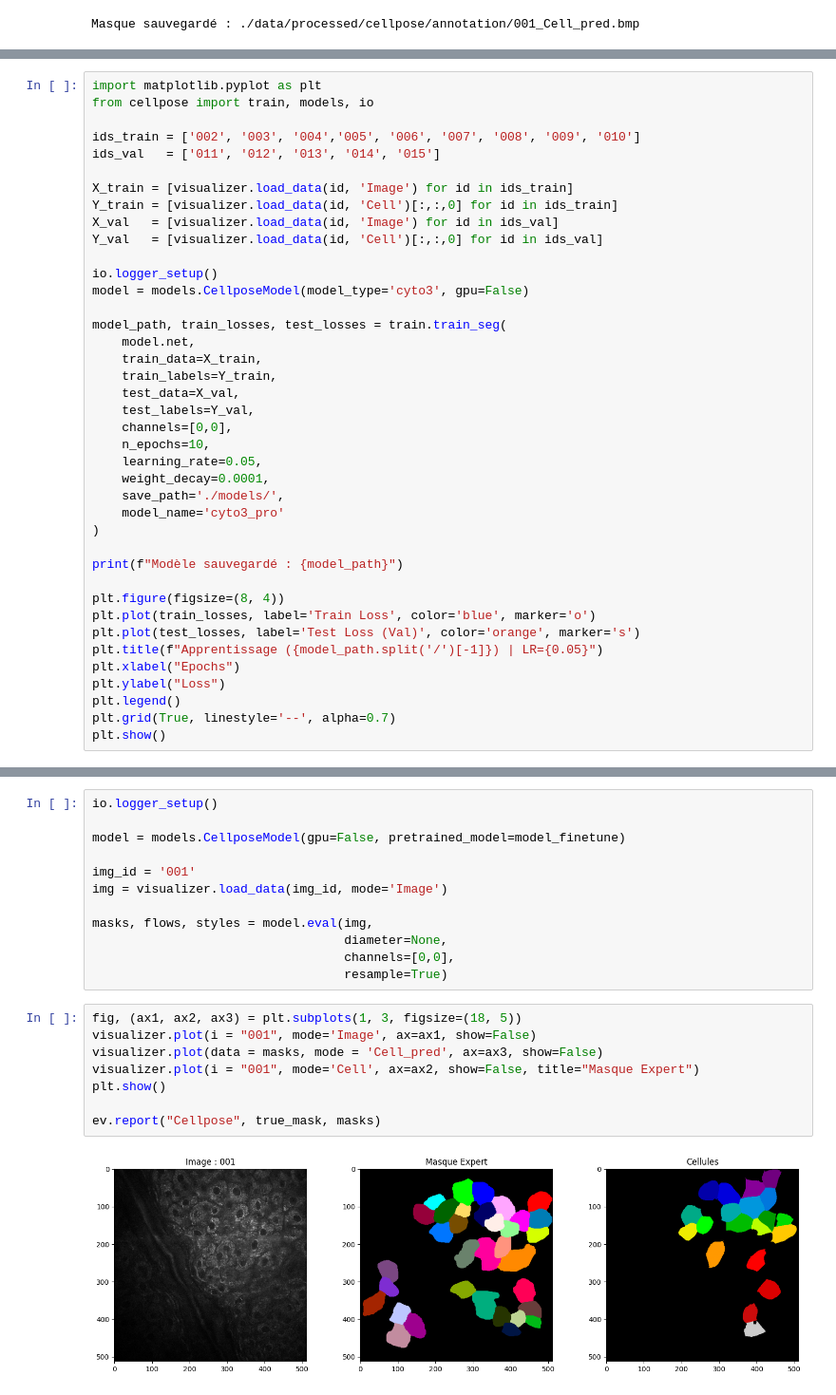
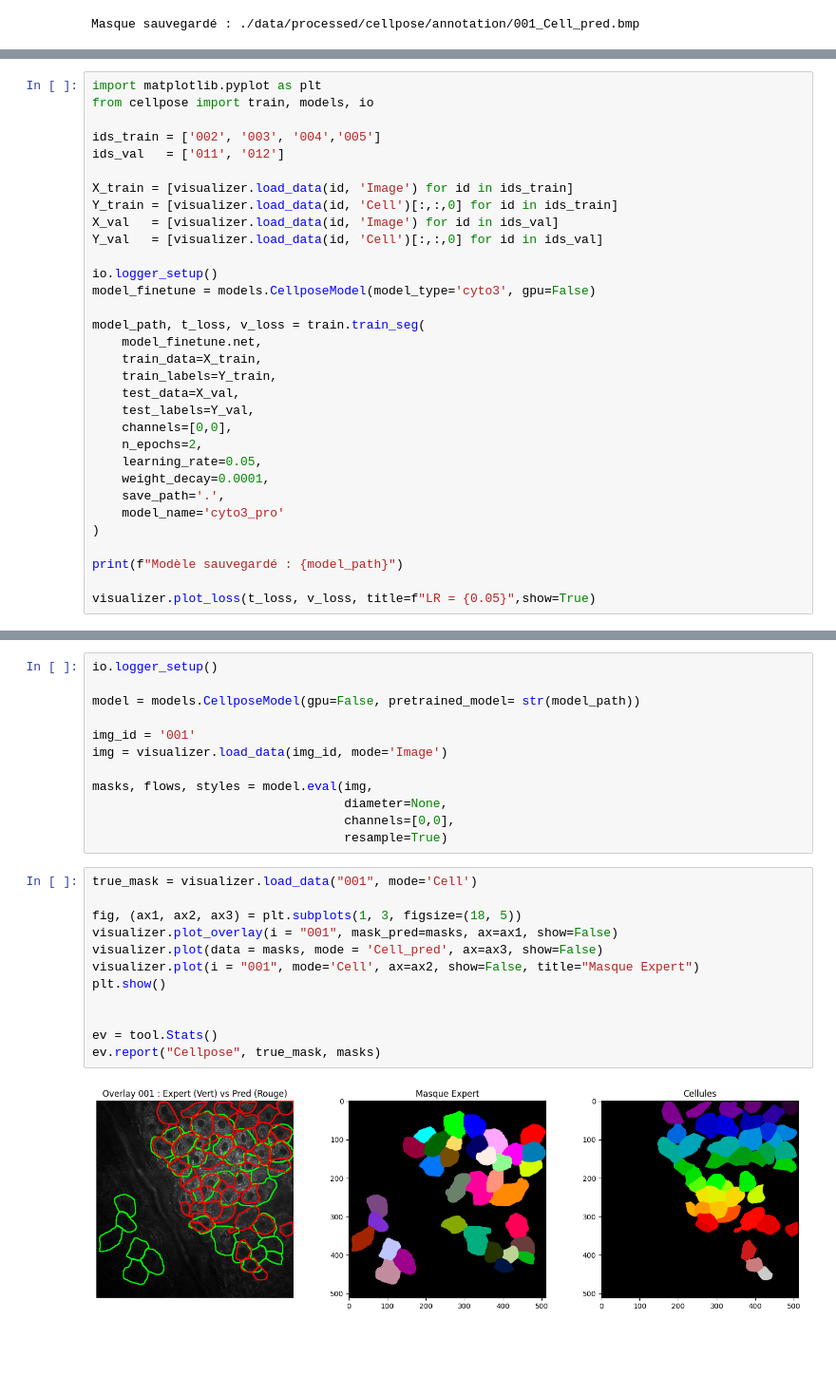
Before and after one commit to GautierGabriel/DIMA, a Jupyter notebook: scripts/cellpose_untrained.ipynb, the cells around one changed output, grey strips where cells are left out. Shown at 95% size. Saved outputs shown, nothing was run; the diff lists cells and outputs as text; blank space fills up the shorter version.

Commit message:
cellpose training and learning rate optinmisation

```diff
--- a/scripts/cellpose_untrained.ipynb
+++ b/scripts/cellpose_untrained.ipynb
@@ -97,8 +116,8 @@ ev.report("Cellpose", true_mask, masks)
 import matplotlib.pyplot as plt
 from cellpose import train, models, io
 
-ids_train = ['002', '003', '004','005', '006', '007', '008', '009', '010']
-ids_val   = ['011', '012', '013', '014', '015']
+ids_train = ['002', '003', '004','005']
+ids_val   = ['011', '012']
 
 X_train = [visualizer.load_data(id, 'Image') for id in ids_train]
 Y_train = [visualizer.load_data(id, 'Cell')[:,:,0] for id in ids_train]
@@ -106,31 +125,23 @@ X_val   = [visualizer.load_data(id, 'Image') for id in ids_val]
 Y_val   = [visualizer.load_data(id, 'Cell')[:,:,0] for id in ids_val]
 
 io.logger_setup()
-model = models.CellposeModel(model_type='cyto3', gpu=False)
+model_finetune = models.CellposeModel(model_type='cyto3', gpu=False)
 
-model_path, train_losses, test_losses = train.train_seg(
-    model.net,
+model_path, t_loss, v_loss = train.train_seg(
+    model_finetune.net,
     train_data=X_train,
     train_labels=Y_train,
     test_data=X_val,
     test_labels=Y_val,
     channels=[0,0],
-    n_epochs=10,
+    n_epochs=2,
     learning_rate=0.05,
     weight_decay=0.0001,
-    save_path='./models/',
+    save_path='.',
     model_name='cyto3_pro'
 )
 
 print(f"Modèle sauvegardé : {model_path}")
 
-plt.figure(figsize=(8, 4))
-plt.plot(train_losses, label='Train Loss', color='blue', marker='o')
-plt.plot(test_losses, label='Test Loss (Val)', color='orange', marker='s')
-plt.title(f"Apprentissage ({model_path.split('/')[-1]}) | LR={0.05}")
-plt.xlabel("Epochs")
-plt.ylabel("Loss")
-plt.legend()
-plt.grid(True, linestyle='--', alpha=0.7)
-plt.show()
+visualizer.plot_loss(t_loss, v_loss, title=f"LR = {0.05}",show=True)
 # %% [output]
@@ -138,7 +151,7 @@ TypeError: cannot unpack non-iterable PosixPath object
 # %%
 io.logger_setup()
 
-model = models.CellposeModel(gpu=False, pretrained_model=model_finetune)
+model = models.CellposeModel(gpu=False, pretrained_model= str(model_path))
 
 img_id = '001'
 img = visualizer.load_data(img_id, mode='Image')
@@ -148,12 +161,16 @@ masks, flows, styles = model.eval(img,
                                   channels=[0,0],
                                   resample=True)
 # %%
+true_mask = visualizer.load_data("001", mode='Cell')
+
 fig, (ax1, ax2, ax3) = plt.subplots(1, 3, figsize=(18, 5))
-visualizer.plot(i = "001", mode='Image', ax=ax1, show=False)
+visualizer.plot_overlay(i = "001", mask_pred=masks, ax=ax1, show=False)
 visualizer.plot(data = masks, mode = 'Cell_pred', ax=ax3, show=False)
 visualizer.plot(i = "001", mode='Cell', ax=ax2, show=False, title="Masque Expert")
 plt.show()
 
+
+ev = tool.Stats()
 ev.report("Cellpose", true_mask, masks)
 # %% [output]
-[figure, old version]
+[figure, new version]
```
Also changed, not shown: parts of 7 cells of this notebook.
